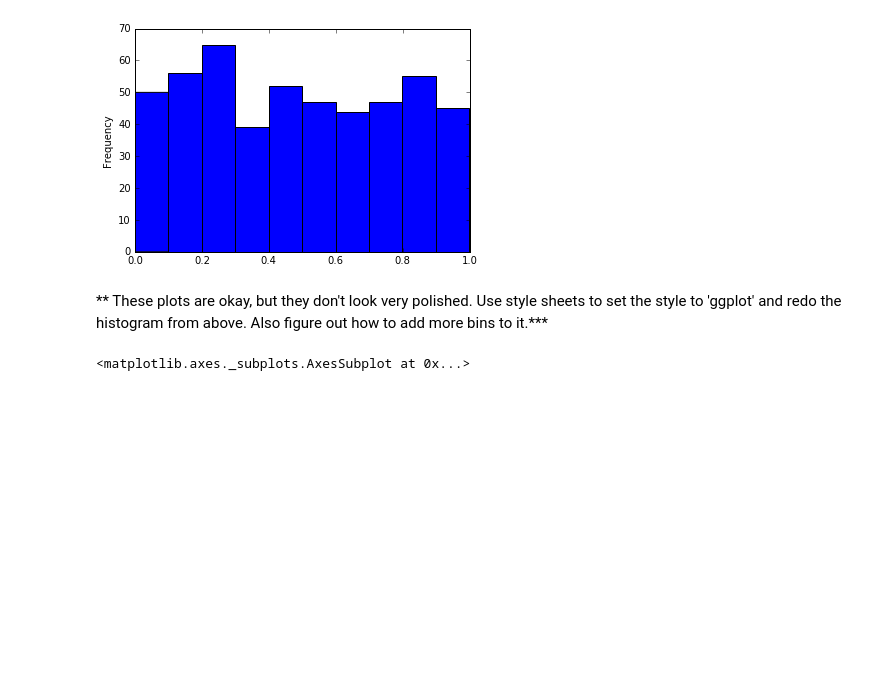
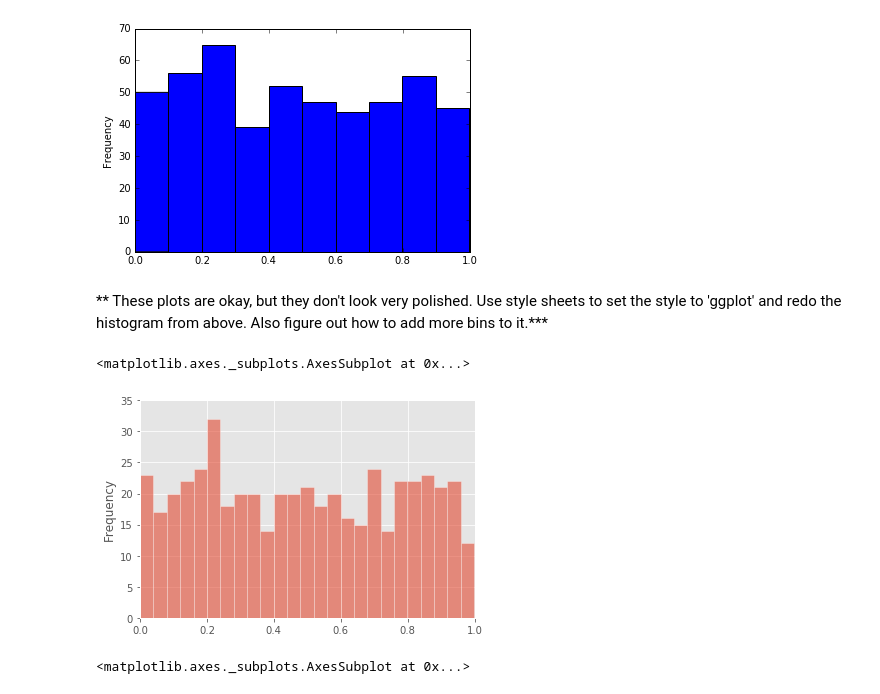
Before and after one commit to kwarodom/sidtechtalent, a Jupyter notebook: ML-Week2/Lecture5 python data visualization/Pandas Built-in Data Viz/Pandas Data Visualization Exercise .ipynb, the cells around one changed output. Drawn from its saved outputs; the diff is of its cells as text; code cells hidden in the pictures; blank space fills up the shorter version.

```diff
--- a/ML-Week2/Lecture5 python data visualization/Pandas Built-in Data Viz/Pandas Data Visualization Exercise .ipynb
+++ b/ML-Week2/Lecture5 python data visualization/Pandas Built-in Data Viz/Pandas Data Visualization Exercise .ipynb
@@ -42,6 +55,12 @@ df3.head()
 [figure]
 # %% [markdown]
 ** These plots are okay, but they don't look very polished. Use style sheets to set the style to 'ggplot' and redo the histogram from above. Also figure out how to add more bins to it.***
+# %%
+plt.style.use('ggplot')
+df3['a'].plot(kind = 'hist', edgecolor = 'w', bins = 25, xlim = [0,1], ylim = [0, 35], alpha = 0.6)
+# %% [output]
+<matplotlib.axes._subplots.AxesSubplot at 0x...>
+[figure, added]
 # %%
 # %% [output]
 <matplotlib.axes._subplots.AxesSubplot at 0x...>
```
Also changed, not shown: parts of 7 cells of this notebook.
